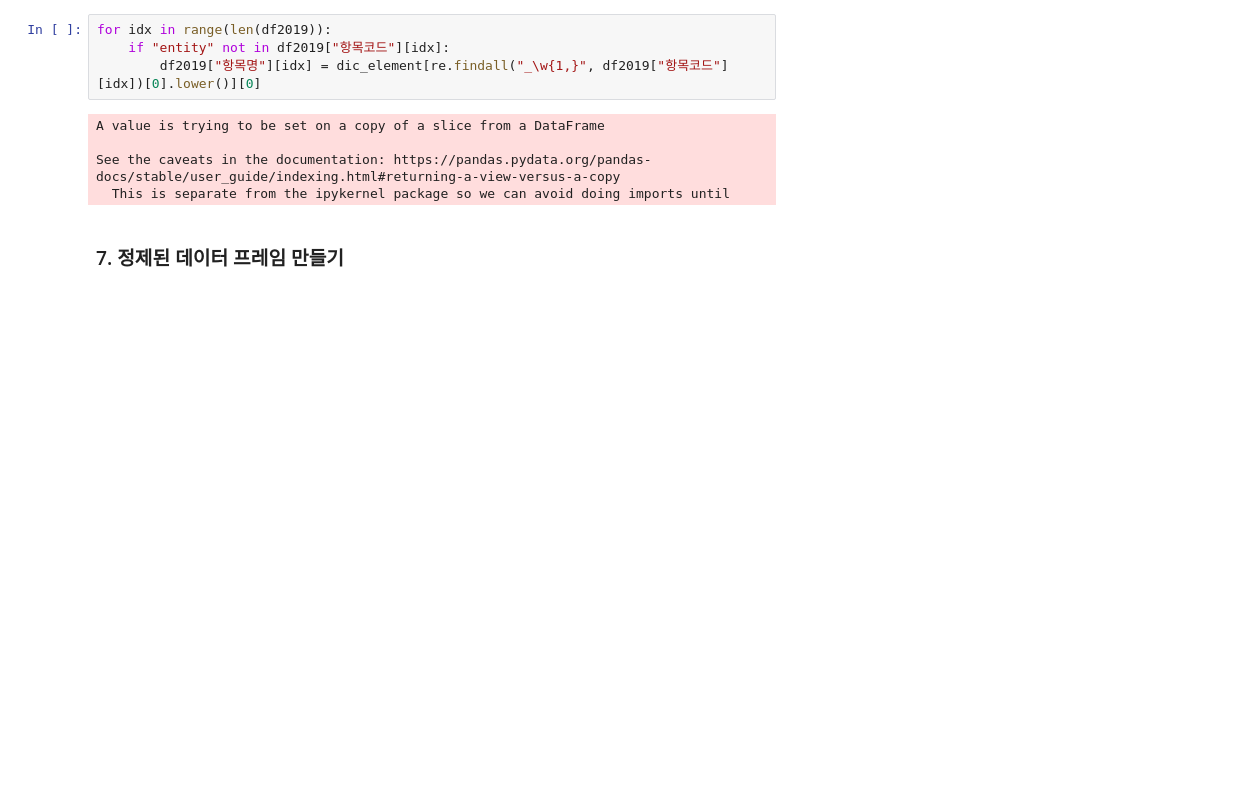
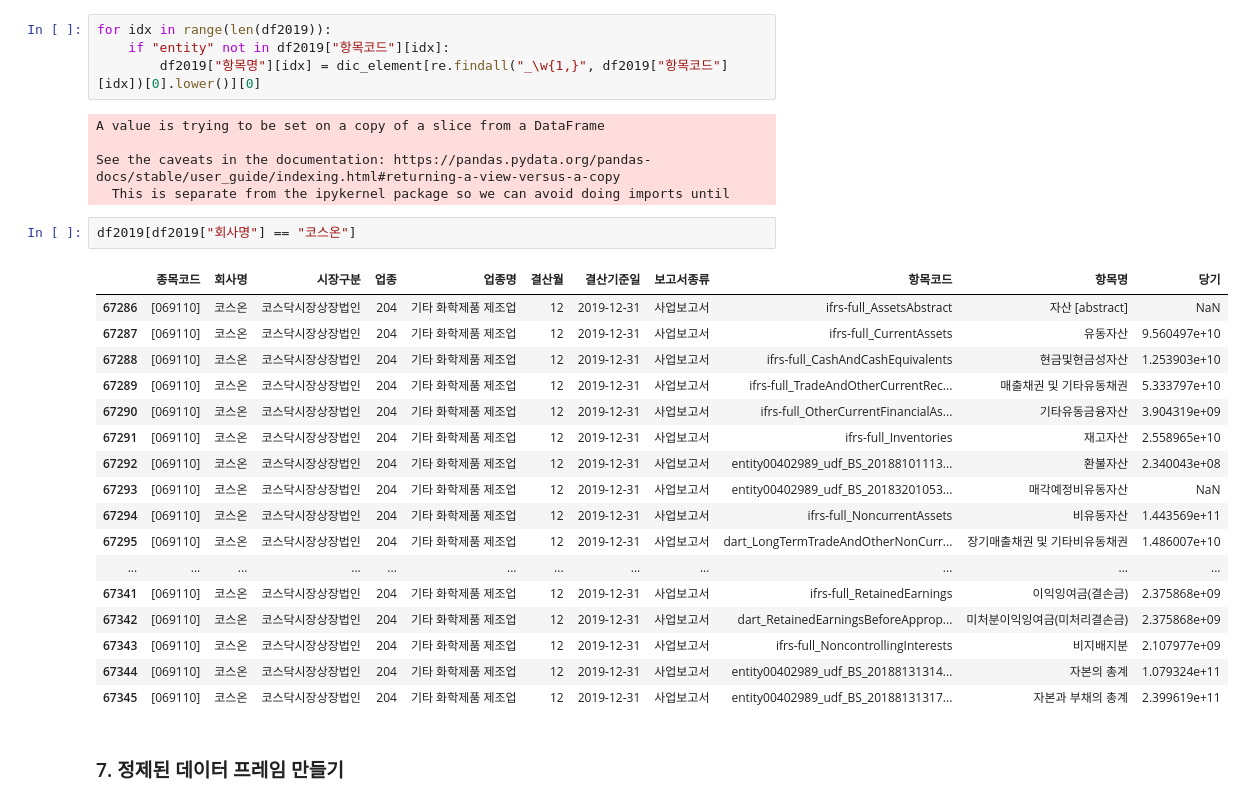
Before and after one commit to DominKim/Final_project, a Jupyter notebook: 2019사업보고서_EDA.ipynb, the cells around one changed output. Drawn from its saved outputs; the diff is of its cells as text; blank space fills up the shorter version.

```diff
--- a/2019사업보고서_EDA.ipynb
+++ b/2019사업보고서_EDA.ipynb
@@ -121,6 +141,26 @@ A value is trying to be set on a copy of a slice from a DataFrame
 
 See the caveats in the documentation: https://pandas.pydata.org/pandas-docs/stable/user_guide/indexing.html#returning-a-view-versus-a-copy
   This is separate from the ipykernel package so we can avoid doing imports until
+# %%
+df2019[df2019["회사명"] == "코스온"]
+# %% [output]
+|  | 종목코드 | 회사명 | 시장구분 | 업종 | 업종명 | 결산월 | 결산기준일 | 보고서종류 | 항목코드 | 항목명 | 당기 |
+| 67286 | [069110] | 코스온 | 코스닥시장상장법인 | 204 | 기타 화학제품 제조업 | 12 | 2019-12-31 | 사업보고서 | ifrs-full_AssetsAbstract | 자산 [abstract] | NaN |
+| 67287 | [069110] | 코스온 | 코스닥시장상장법인 | 204 | 기타 화학제품 제조업 | 12 | 2019-12-31 | 사업보고서 | ifrs-full_CurrentAssets | 유동자산 | 9.560497e+10 |
+| 67288 | [069110] | 코스온 | 코스닥시장상장법인 | 204 | 기타 화학제품 제조업 | 12 | 2019-12-31 | 사업보고서 | ifrs-full_CashAndCashEquivalents | 현금및현금성자산 | 1.253903e+10 |
+| 67289 | [069110] | 코스온 | 코스닥시장상장법인 | 204 | 기타 화학제품 제조업 | 12 | 2019-12-31 | 사업보고서 | ifrs-full_TradeAndOtherCurrentRec... | 매출채권 및 기타유동채권 | 5.333797e+10 |
+| 67290 | [069110] | 코스온 | 코스닥시장상장법인 | 204 | 기타 화학제품 제조업 | 12 | 2019-12-31 | 사업보고서 | ifrs-full_OtherCurrentFinancialAs... | 기타유동금융자산 | 3.904319e+09 |
+| 67291 | [069110] | 코스온 | 코스닥시장상장법인 | 204 | 기타 화학제품 제조업 | 12 | 2019-12-31 | 사업보고서 | ifrs-full_Inventories | 재고자산 | 2.558965e+10 |
+| 67292 | [069110] | 코스온 | 코스닥시장상장법인 | 204 | 기타 화학제품 제조업 | 12 | 2019-12-31 | 사업보고서 | entity00402989_udf_BS_20188101113... | 환불자산 | 2.340043e+08 |
+| 67293 | [069110] | 코스온 | 코스닥시장상장법인 | 204 | 기타 화학제품 제조업 | 12 | 2019-12-31 | 사업보고서 | entity00402989_udf_BS_20183201053... | 매각예정비유동자산 | NaN |
+| 67294 | [069110] | 코스온 | 코스닥시장상장법인 | 204 | 기타 화학제품 제조업 | 12 | 2019-12-31 | 사업보고서 | ifrs-full_NoncurrentAssets | 비유동자산 | 1.443569e+11 |
+| 67295 | [069110] | 코스온 | 코스닥시장상장법인 | 204 | 기타 화학제품 제조업 | 12 | 2019-12-31 | 사업보고서 | dart_LongTermTradeAndOtherNonCurr... | 장기매출채권 및 기타비유동채권 | 1.486007e+10 |
+| ... | ... | ... | ... | ... | ... | ... | ... | ... | ... | ... | ... |
+| 67341 | [069110] | 코스온 | 코스닥시장상장법인 | 204 | 기타 화학제품 제조업 | 12 | 2019-12-31 | 사업보고서 | ifrs-full_RetainedEarnings | 이익잉여금(결손금) | 2.375868e+09 |
+| 67342 | [069110] | 코스온 | 코스닥시장상장법인 | 204 | 기타 화학제품 제조업 | 12 | 2019-12-31 | 사업보고서 | dart_RetainedEarningsBeforeApprop... | 미처분이익잉여금(미처리결손금) | 2.375868e+09 |
+| 67343 | [069110] | 코스온 | 코스닥시장상장법인 | 204 | 기타 화학제품 제조업 | 12 | 2019-12-31 | 사업보고서 | ifrs-full_NoncontrollingInterests | 비지배지분 | 2.107977e+09 |
+| 67344 | [069110] | 코스온 | 코스닥시장상장법인 | 204 | 기타 화학제품 제조업 | 12 | 2019-12-31 | 사업보고서 | entity00402989_udf_BS_20188131314... | 자본의 총계 | 1.079324e+11 |
+| 67345 | [069110] | 코스온 | 코스닥시장상장법인 | 204 | 기타 화학제품 제조업 | 12 | 2019-12-31 | 사업보고서 | entity00402989_udf_BS_20188131317... | 자본과 부채의 총계 | 2.399619e+11 |
 # %% [markdown]
 ### 7. 정제된 데이터 프레임 만들기
 # %%
```
Also changed, not shown: parts of 1 cell of this notebook, 2 other files.
